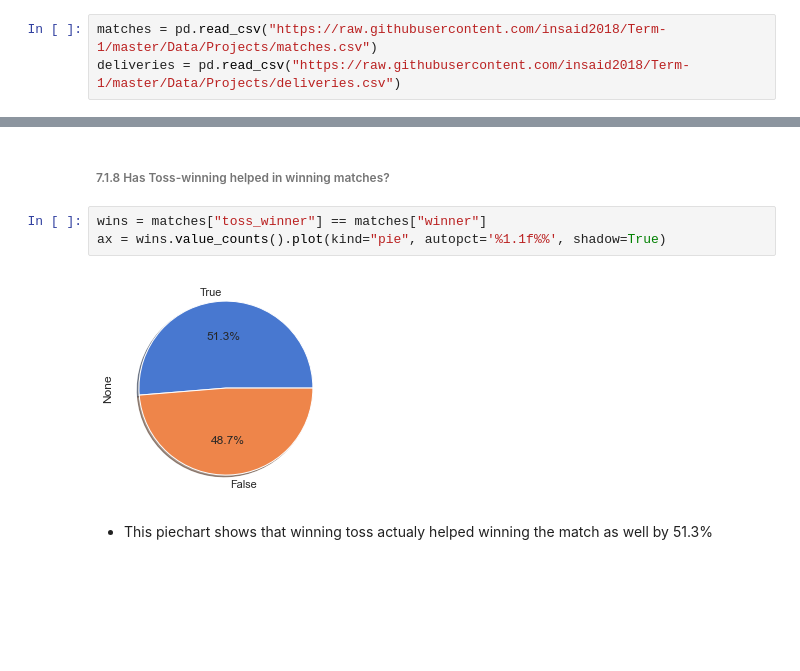
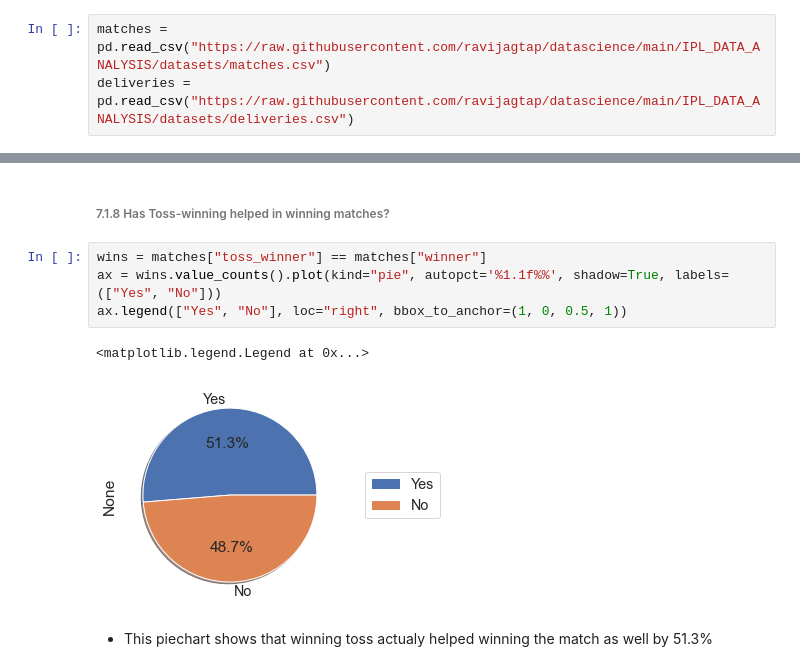
Before and after one commit to ravijagtap/datascience, a Jupyter notebook: IPL_DATA_ANALYSIS/Analysis on IPL Data.ipynb, the cells around one changed output, grey strips where cells are left out. Saved outputs shown, nothing was run; the diff lists cells and outputs as text; blank space fills up the shorter version.

```diff
--- a/IPL_DATA_ANALYSIS/Analysis on IPL Data.ipynb
+++ b/IPL_DATA_ANALYSIS/Analysis on IPL Data.ipynb
@@ -179,8 +179,8 @@ This dataset is the ball-by-ball data of all the IPL matches including data of t
 # %% [markdown]
 #### Read Data from CSV ####
 # %%
-matches = pd.read_csv("https://raw.githubusercontent.com/insaid2018/Term-1/master/Data/Projects/matches.csv")
-deliveries = pd.read_csv("https://raw.githubusercontent.com/insaid2018/Term-1/master/Data/Projects/deliveries.csv")
+matches = pd.read_csv("https://raw.githubusercontent.com/ravijagtap/datascience/main/IPL_DATA_ANALYSIS/datasets/matches.csv")
+deliveries = pd.read_csv("https://raw.githubusercontent.com/ravijagtap/datascience/main/IPL_DATA_ANALYSIS/datasets/deliveries.csv")
 # %% [markdown]
 ---
 <a name = Section5></a>
@@ -559,9 +569,11 @@ overall_team_stats.round(2).sort_values(by="Win Ratio", ascending = False)
 ######  7.1.8 Has Toss-winning helped in winning matches?
 # %%
 wins = matches["toss_winner"] == matches["winner"]
-ax = wins.value_counts().plot(kind="pie", autopct='%1.1f%%', shadow=True)
+ax = wins.value_counts().plot(kind="pie", autopct='%1.1f%%', shadow=True, labels=(["Yes", "No"]))
+ax.legend(["Yes", "No"], loc="right", bbox_to_anchor=(1, 0, 0.5, 1))
 # %% [output]
+<matplotlib.legend.Legend at 0x...>
-[figure, old version]
+[figure, new version]
 # %% [markdown]
 - This piechart shows that winning toss actualy helped winning the match as well by 51.3%
 # %% [markdown]
```
Also changed, not shown: parts of 38 cells of this notebook.
